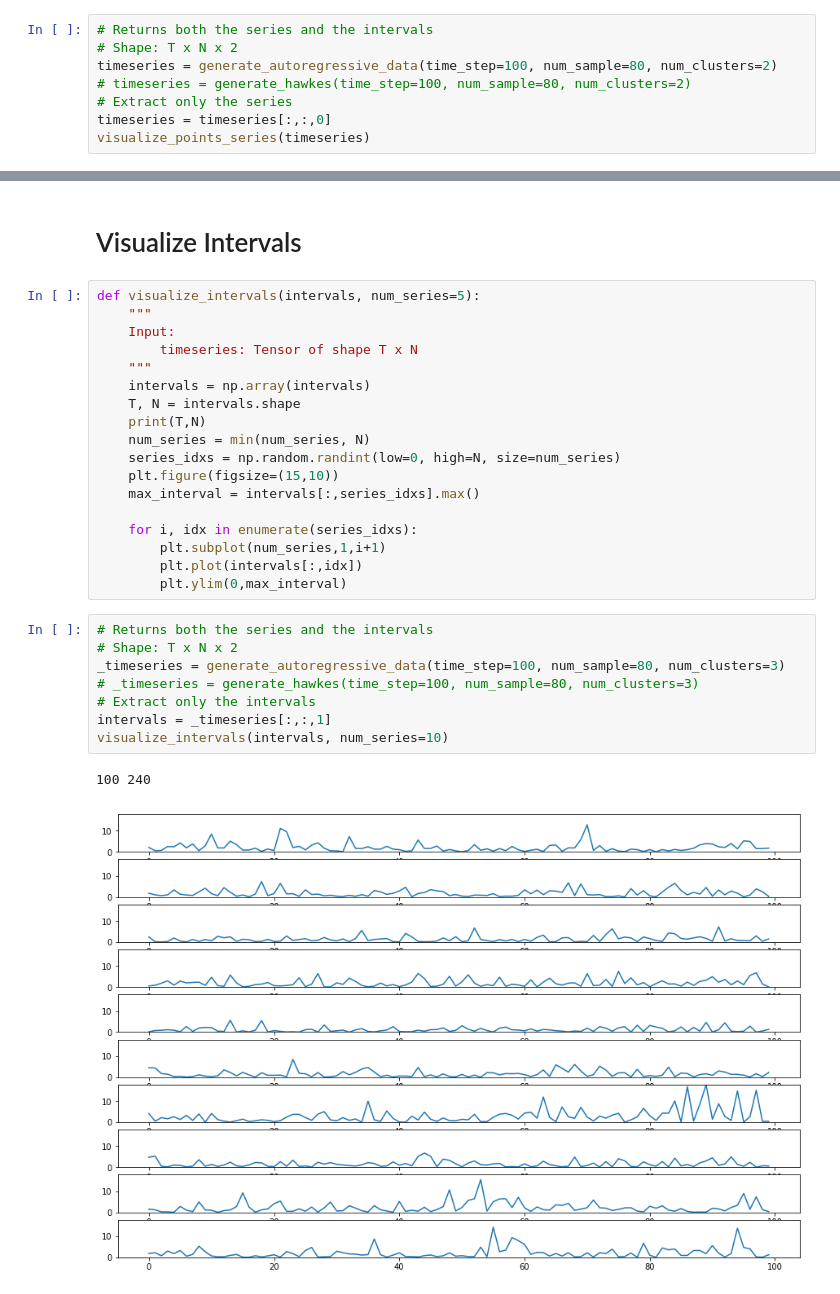
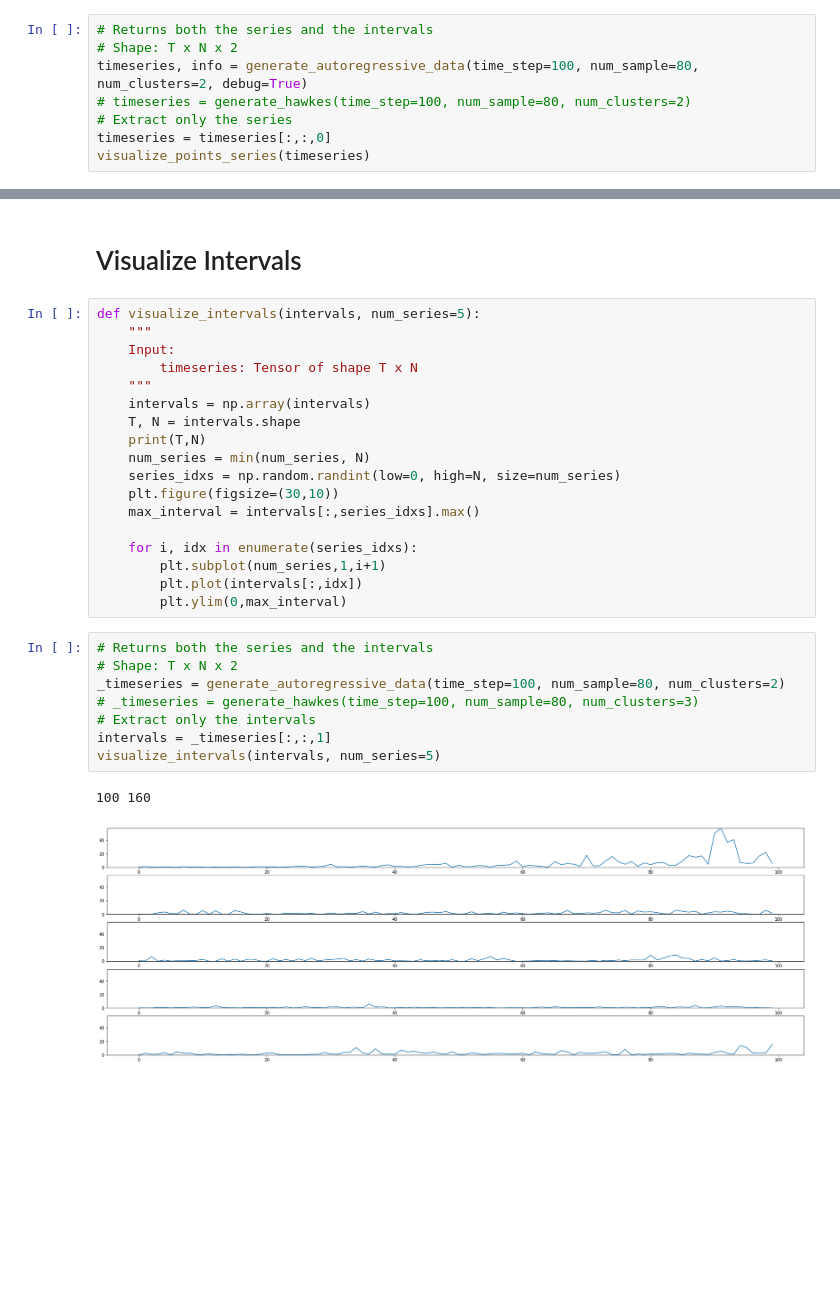
Before and after one commit to shaabhishek/hierarchical-pp-new, a Jupyter notebook: src/Synthetic Data.ipynb, the cells around one changed output, grey strips where cells are left out. Cells and saved outputs as stored; diff of their text form; blank space fills up the shorter version.

Commit message:
visualization

```diff
--- a/src/Synthetic Data.ipynb
+++ b/src/Synthetic Data.ipynb
@@ -26,7 +57,7 @@ def visualize_points_series(timeseries, num_series=50):
 # %%
 # Returns both the series and the intervals
 # Shape: T x N x 2
-timeseries = generate_autoregressive_data(time_step=100, num_sample=80, num_clusters=2)
+timeseries, info = generate_autoregressive_data(time_step=100, num_sample=80, num_clusters=2, debug=True)
 # timeseries = generate_hawkes(time_step=100, num_sample=80, num_clusters=2)
 # Extract only the series
 timeseries = timeseries[:,:,0]
@@ -47,7 +78,7 @@ def visualize_intervals(intervals, num_series=5):
     print(T,N)
     num_series = min(num_series, N)
     series_idxs = np.random.randint(low=0, high=N, size=num_series)
-    plt.figure(figsize=(15,10))
+    plt.figure(figsize=(30,10))
     max_interval = intervals[:,series_idxs].max()
 
     for i, idx in enumerate(series_idxs):
@@ -57,11 +88,11 @@ def visualize_intervals(intervals, num_series=5):
 # %%
 # Returns both the series and the intervals
 # Shape: T x N x 2
-_timeseries = generate_autoregressive_data(time_step=100, num_sample=80, num_clusters=3)
+_timeseries = generate_autoregressive_data(time_step=100, num_sample=80, num_clusters=2)
 # _timeseries = generate_hawkes(time_step=100, num_sample=80, num_clusters=3)
 # Extract only the intervals
 intervals = _timeseries[:,:,1]
-visualize_intervals(intervals, num_series=10)
+visualize_intervals(intervals, num_series=5)
 # %% [output]
-100 240
+100 160
-[figure, old version]
+[figure, new version]
```
Also changed, not shown: parts of 6 cells of this notebook.
